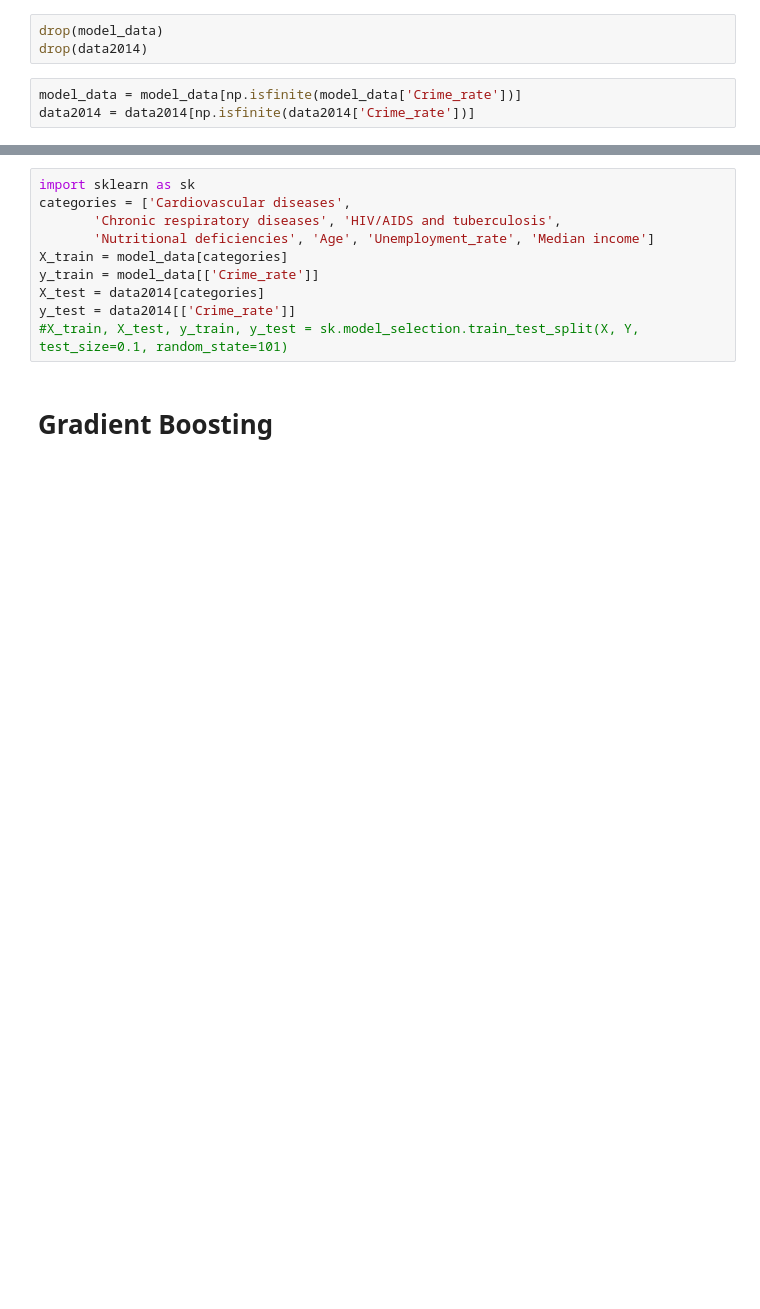
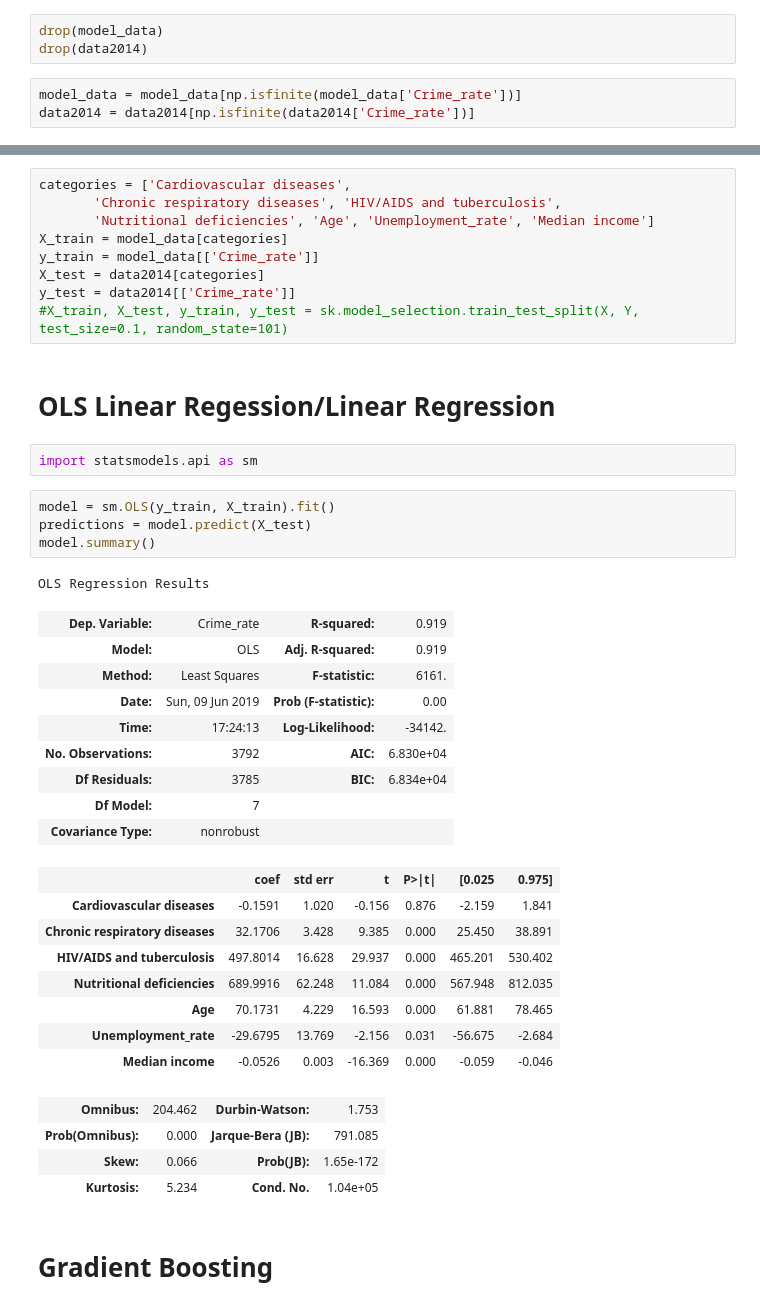
Before and after one commit to gregdhillon/modelingProject, a Jupyter notebook: models/MODELING-Finacial.ipynb, the cells around one changed output, grey strips where cells are left out. Cells and saved outputs as stored; diff of their text form; blank space fills up the shorter version.

```diff
--- a/models/MODELING-Finacial.ipynb
+++ b/models/MODELING-Finacial.ipynb
@@ -29,5 +44,4 @@ data2014 = data2014[np.isfinite(data2014['Crime_rate'])]
 # %%
-import sklearn as sk
 categories = ['Cardiovascular diseases',
        'Chronic respiratory diseases', 'HIV/AIDS and tuberculosis',
        'Nutritional deficiencies', 'Age', 'Unemployment_rate', 'Median income']
@@ -36,6 +50,37 @@ y_train = model_data[['Crime_rate']]
 X_test = data2014[categories]
 y_test = data2014[['Crime_rate']]
 #X_train, X_test, y_train, y_test = sk.model_selection.train_test_split(X, Y, test_size=0.1, random_state=101)
+# %% [markdown]
+# OLS Linear Regession/Linear Regression
+# %%
+import statsmodels.api as sm
+# %%
+model = sm.OLS(y_train, X_train).fit()
+predictions = model.predict(X_test)
+model.summary()
+# %% [output]
+OLS Regression Results
+| Dep. Variable: | Crime_rate | R-squared: | 0.919 |
+| Model: | OLS | Adj. R-squared: | 0.919 |
+| Method: | Least Squares | F-statistic: | 6161. |
+| Date: | Sun, 09 Jun 2019 | Prob (F-statistic): | 0.00 |
+| Time: | 17:24:13 | Log-Likelihood: | -34142. |
+| No. Observations: | 3792 | AIC: | 6.830e+04 |
+| Df Residuals: | 3785 | BIC: | 6.834e+04 |
+| Df Model: | 7 |  |  |
+| Covariance Type: | nonrobust |  |  |
+|  | coef | std err | t | P>|t| | [0.025 | 0.975] |
+| Cardiovascular diseases | -0.1591 | 1.020 | -0.156 | 0.876 | -2.159 | 1.841 |
+| Chronic respiratory diseases | 32.1706 | 3.428 | 9.385 | 0.000 | 25.450 | 38.891 |
+| HIV/AIDS and tuberculosis | 497.8014 | 16.628 | 29.937 | 0.000 | 465.201 | 530.402 |
+| Nutritional deficiencies | 689.9916 | 62.248 | 11.084 | 0.000 | 567.948 | 812.035 |
+| Age | 70.1731 | 4.229 | 16.593 | 0.000 | 61.881 | 78.465 |
+| Unemployment_rate | -29.6795 | 13.769 | -2.156 | 0.031 | -56.675 | -2.684 |
+| Median income | -0.0526 | 0.003 | -16.369 | 0.000 | -0.059 | -0.046 |
+| Omnibus: | 204.462 | Durbin-Watson: | 1.753 |
+| Prob(Omnibus): | 0.000 | Jarque-Bera (JB): | 791.085 |
+| Skew: | 0.066 | Prob(JB): | 1.65e-172 |
+| Kurtosis: | 5.234 | Cond. No. | 1.04e+05 |
 # %% [markdown]
 # Gradient Boosting
 # %%
```
Also changed, not shown: parts of 3 cells of this notebook, 1 other file.
